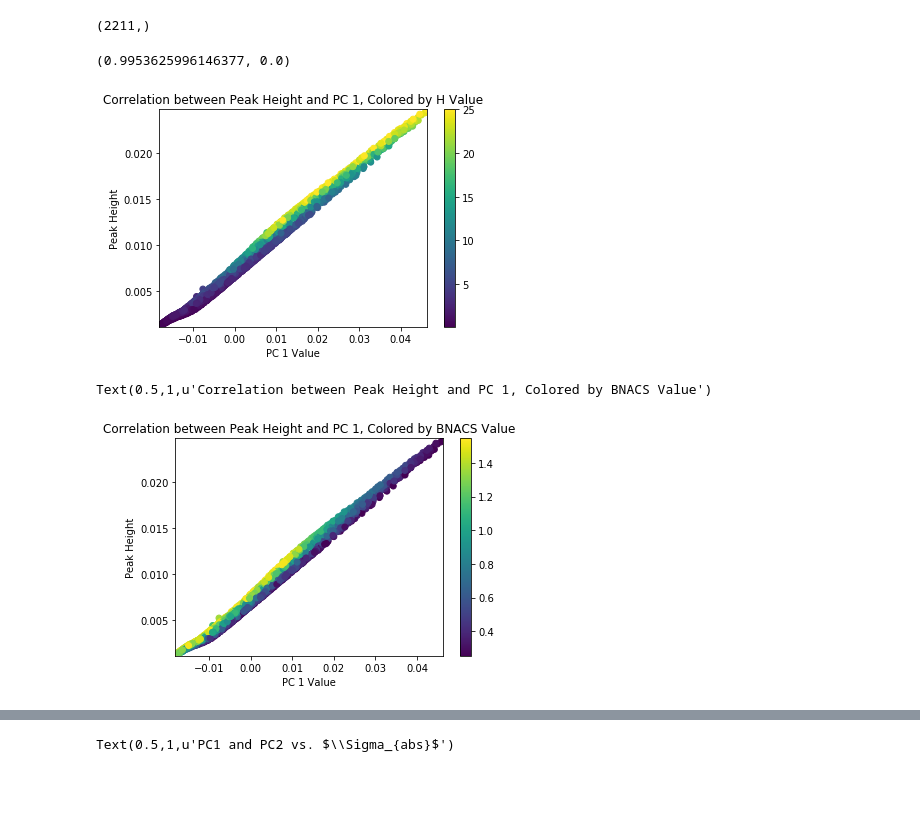
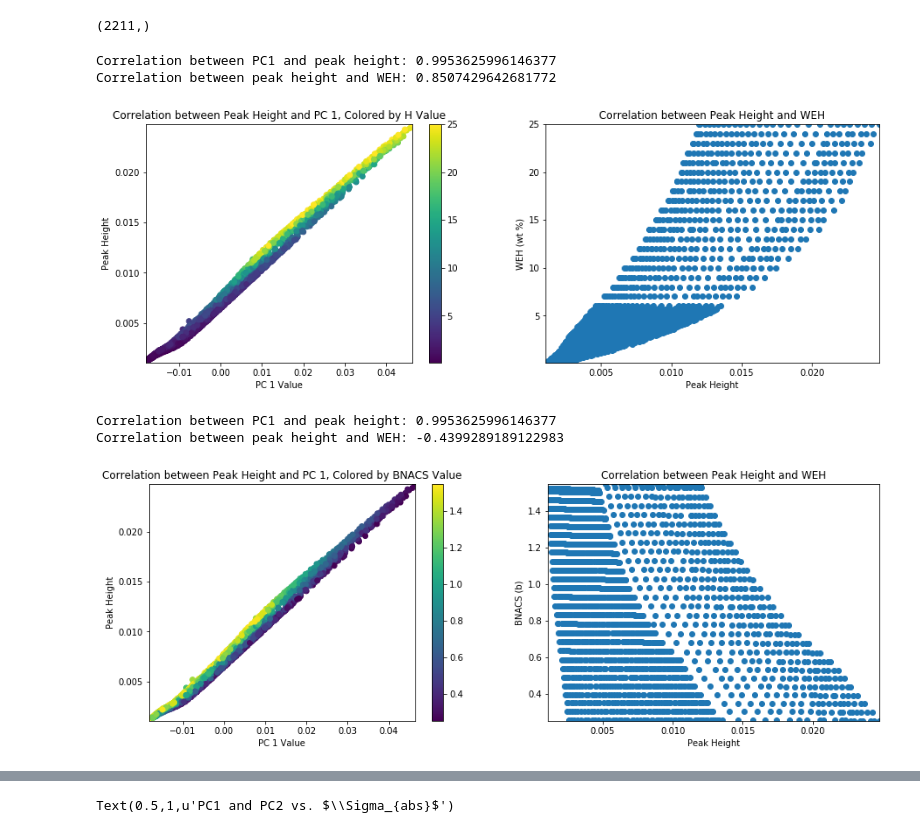
Before and after one commit to hannah-rae/dan_analysis, a Jupyter notebook: data_exploration.ipynb, the cells around one changed output, grey strips where cells are left out. Saved outputs shown, nothing was run; the diff lists cells and outputs as text; code cells hidden in the pictures; blank space fills up the shorter version.

Commit message:
Correlation plots between peak height, FWTA and WEH, BNACS

```diff
--- a/data_exploration.ipynb
+++ b/data_exploration.ipynb
@@ -31,31 +31,48 @@ peak_height.shape
 (2211,)
 # %%
 # Plot correlation between PC1 and peak height colored by H
-fig, ax = plt.subplots(1)
+fig, (ax, ax2) = plt.subplots(ncols=2, figsize=(15,5))
 p = ax.scatter(X_t[:,0], peak_height, c=Y[:,0])
-fig.colorbar(p)
+fig.colorbar(p, ax=ax)
 ax.set_ylabel('Peak Height')
 ax.set_xlabel('PC 1 Value')
 ax.set_ylim(np.min(peak_height), np.max(peak_height))
 ax.set_xlim(np.min(X_t[:,0]), np.max(X_t[:,0]))
 ax.set_title('Correlation between Peak Height and PC 1, Colored by H Value')
-print pearsonr(X_t[:,0], peak_height)
+print "Correlation between PC1 and peak height:", pearsonr(X_t[:,0], peak_height)[0]
+p = ax2.scatter(peak_height, Y[:,0])
+ax2.set_xlabel('Peak Height')
+ax2.set_ylabel('WEH (wt %)')
+ax2.set_xlim(np.min(peak_height), np.max(peak_height))
+ax2.set_ylim(np.min(Y[:,0]), np.max(Y[:,0]))
+ax2.set_title('Correlation between Peak Height and WEH')
+print "Correlation between peak height and WEH:", pearsonr(peak_height, Y[:,0])[0]
 # %% [output]
-(0.9953625996146377, 0.0)
+Correlation between PC1 and peak height: 0.9953625996146377
+Correlation between peak height and WEH: 0.8507429642681772
-[figure, old version]
+[figure, new version]
 # %%
 # Plot correlation between PC1 and peak height colored by BNACS
-fig, ax = plt.subplots(1)
+fig, (ax, ax2) = plt.subplots(ncols=2, figsize=(15,5))
 p = ax.scatter(X_t[:,0], peak_height, c=Y[:,1])
-fig.colorbar(p)
+fig.colorbar(p, ax=ax)
 ax.set_ylabel('Peak Height')
 ax.set_xlabel('PC 1 Value')
 ax.set_ylim(np.min(peak_height), np.max(peak_height))
 ax.set_xlim(np.min(X_t[:,0]), np.max(X_t[:,0]))
 ax.set_title('Correlation between Peak Height and PC 1, Colored by BNACS Value')
+print "Correlation between PC1 and peak height:", pearsonr(X_t[:,0], peak_height)[0]
+p = ax2.scatter(peak_height, Y[:,1])
+ax2.set_xlabel('Peak Height')
+ax2.set_ylabel('BNACS (b)')
+ax2.set_xlim(np.min(peak_height), np.max(peak_height))
+ax2.set_ylim(np.min(Y[:,1]), np.max(Y[:,1]))
+ax2.set_title('Correlation between Peak Height and WEH')
+print "Correlation between peak height and WEH:", pearsonr(peak_height, Y[:,1])[0]
 # %% [output]
-Text(0.5,1,u'Correlation between Peak Height and PC 1, Colored by BNACS Value')
+Correlation between PC1 and peak height: 0.9953625996146377
+Correlation between peak height and WEH: -0.4399289189122983
-[figure, old version]
+[figure, new version]
 # %%
 # Compute the flux-weighted time of arrival for each model measurement
 def fwta(time_bins, counts):
```
Also changed, not shown: parts of 4 cells of this notebook.
